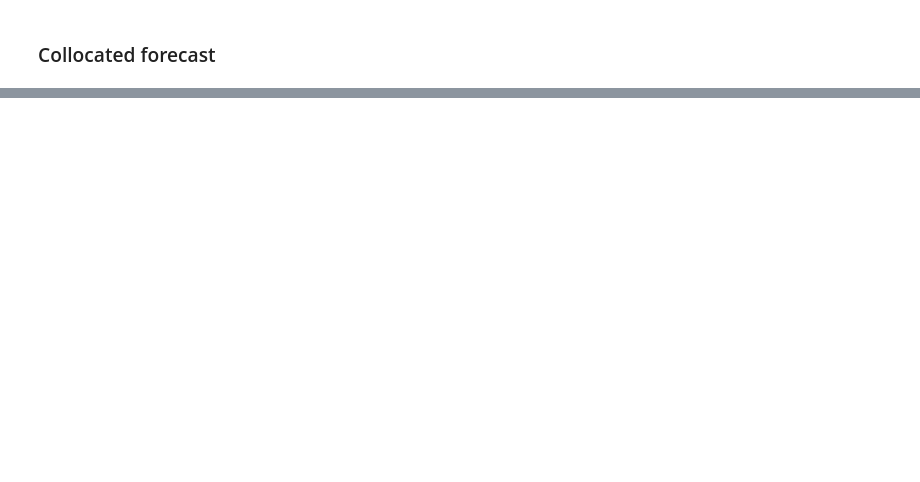
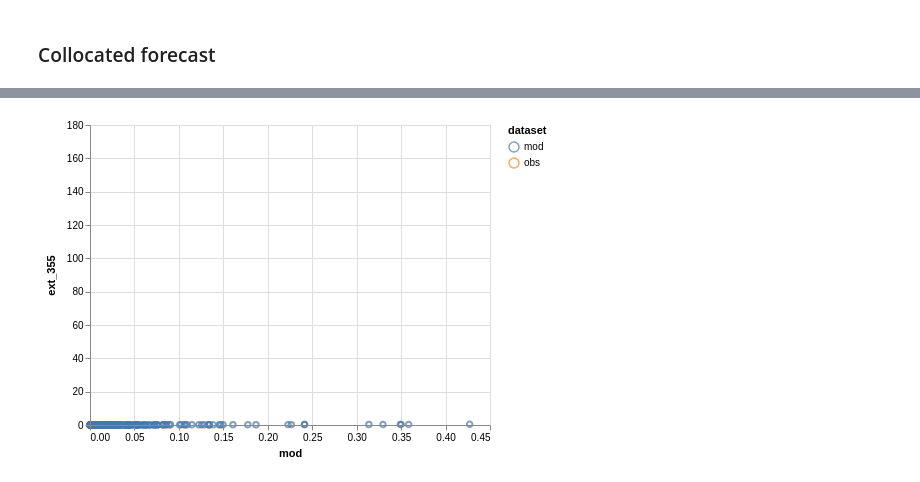
Before and after one commit to avaldebe/pynb, a Jupyter notebook: ADM/CAST from NetCDF.ipynb, the cells around one changed output, grey strips where cells are left out. Saved outputs shown, nothing was run; the diff lists cells and outputs as text; code cells hidden in the pictures; blank space fills up the shorter version.

```diff
--- a/ADM/CAST from NetCDF.ipynb
+++ b/ADM/CAST from NetCDF.ipynb
@@ -247,0 +371,10 @@ Attributes:
+# %%
+base.encode(
+    y='ext_355:Q',
+    x='mod:Q',
+).transform_calculate(
+    mod=alt.expr.if_(alt.datum.dataset == 'mod', alt.datum.ext_355, None),
+    obs=alt.expr.if_(alt.datum.ext_355 > 0 and alt.datum.ext_355 < 1, alt.datum.ext_355, None),
+)
+# %% [output]
+[figure, added]
```
Also changed, not shown: parts of 18 cells of this notebook, 2 other files.
